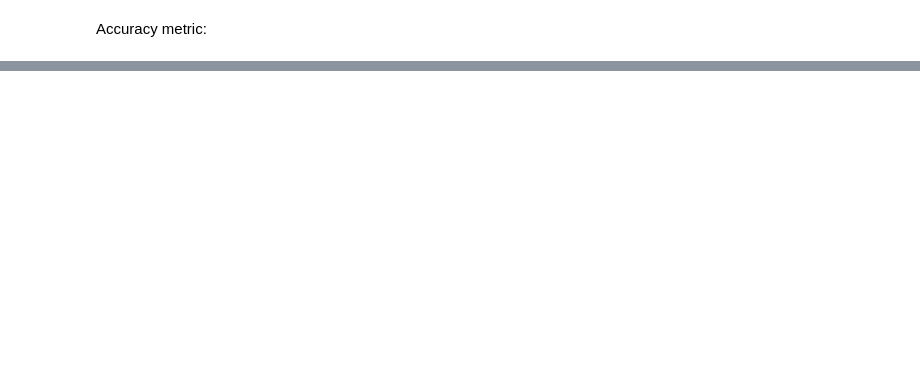
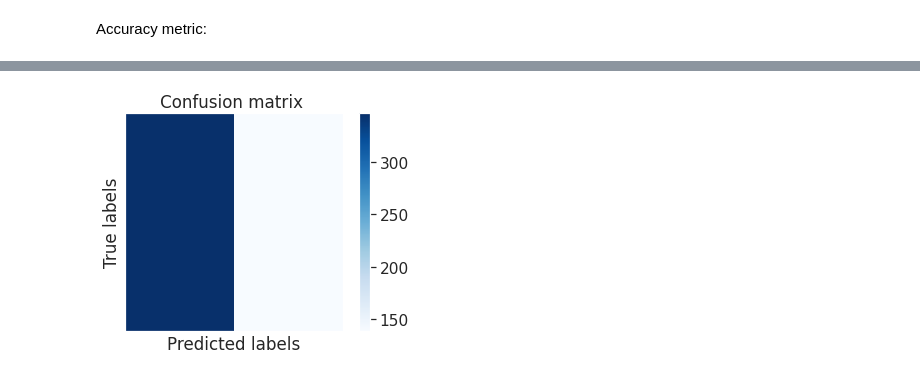
Before and after one commit to harini9804/fake-image-detection, a Jupyter notebook: transfer_learning_fine_tuning.ipynb, the cells around one changed output, grey strips where cells are left out. Saved outputs shown, nothing was run; the diff lists cells and outputs as text; code cells hidden in the pictures; blank space fills up the shorter version.

```diff
--- a/transfer_learning_fine_tuning.ipynb
+++ b/transfer_learning_fine_tuning.ipynb
@@ -212,0 +261,13 @@ weighted avg       0.51      0.51      0.49       970
+# %%
+cm = confusion_matrix(validation_generator.classes, y_pred)
+# %%
+plt.imshow(cm, cmap=plt.cm.Blues)
+plt.xlabel("Predicted labels")
+plt.ylabel("True labels")
+plt.xticks([], [])
+plt.yticks([], [])
+plt.title('Confusion matrix ')
+plt.colorbar()
+plt.show()
+# %% [output]
+[figure, added]
```
Also changed, not shown: parts of 24 cells of this notebook.
